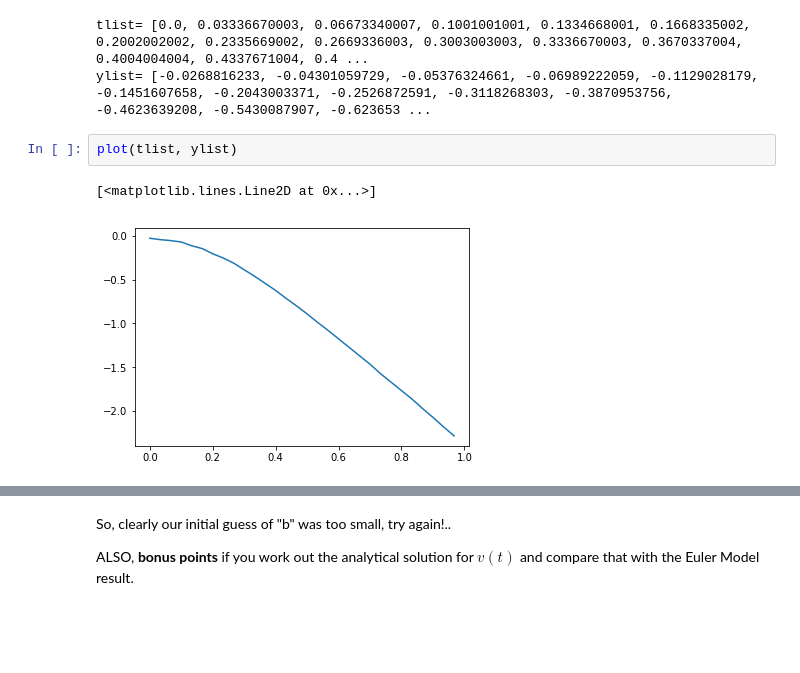
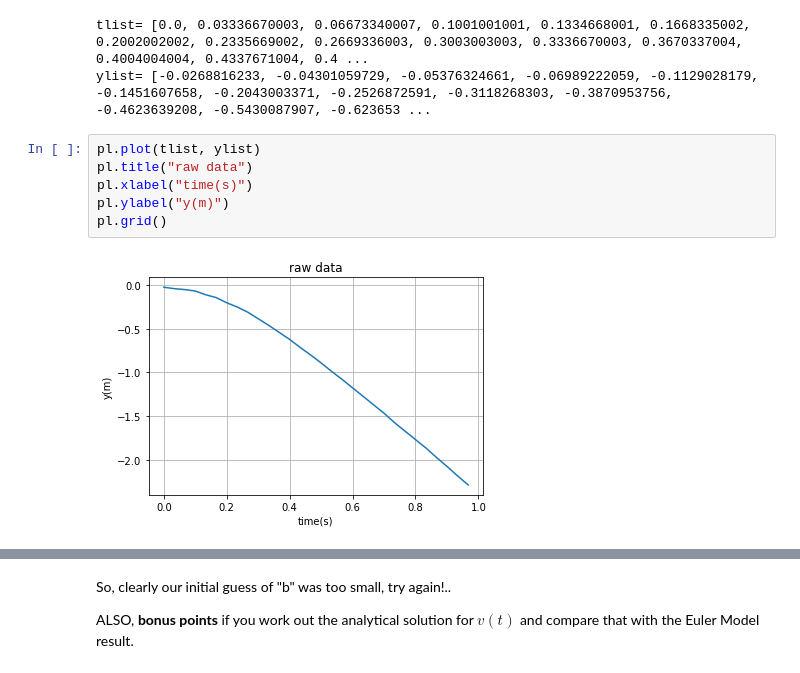
Before and after one commit to sspickle/sci-comp-notebooks, a Jupyter notebook: P01-Euler.ipynb, the cells around one changed output, grey strips where cells are left out. Saved outputs shown, nothing was run; the diff lists cells and outputs as text; blank space fills up the shorter version.

```diff
--- a/P01-Euler.ipynb
+++ b/P01-Euler.ipynb
@@ -204,11 +204,14 @@ print ("ylist=",ylist)
 # %% [output]
 tlist= [0.0, 0.03336670003, 0.06673340007, 0.1001001001, 0.1334668001, 0.1668335002, 0.2002002002, 0.2335669002, 0.2669336003, 0.3003003003, 0.3336670003, 0.3670337004, 0.4004004004, 0.4337671004, 0.4 ...
 ylist= [-0.0268816233, -0.04301059729, -0.05376324661, -0.06989222059, -0.1129028179, -0.1451607658, -0.2043003371, -0.2526872591, -0.3118268303, -0.3870953756, -0.4623639208, -0.5430087907, -0.623653 ...
-# %%
-plot(tlist, ylist)
-# %% [output]
-[<matplotlib.lines.Line2D at 0x...>]
-[figure, removed]
+# %%
+pl.plot(tlist, ylist)
+pl.title("raw data")
+pl.xlabel("time(s)")
+pl.ylabel("y(m)")
+pl.grid()
+# %% [output]
+[figure, added]
 # %%
 vlist = []  # Velocity list (computed velocities from experimental data)
 tvlist = []  # time list (times for corresponding velocities)
```
Also changed, not shown: parts of 6 cells of this notebook.
